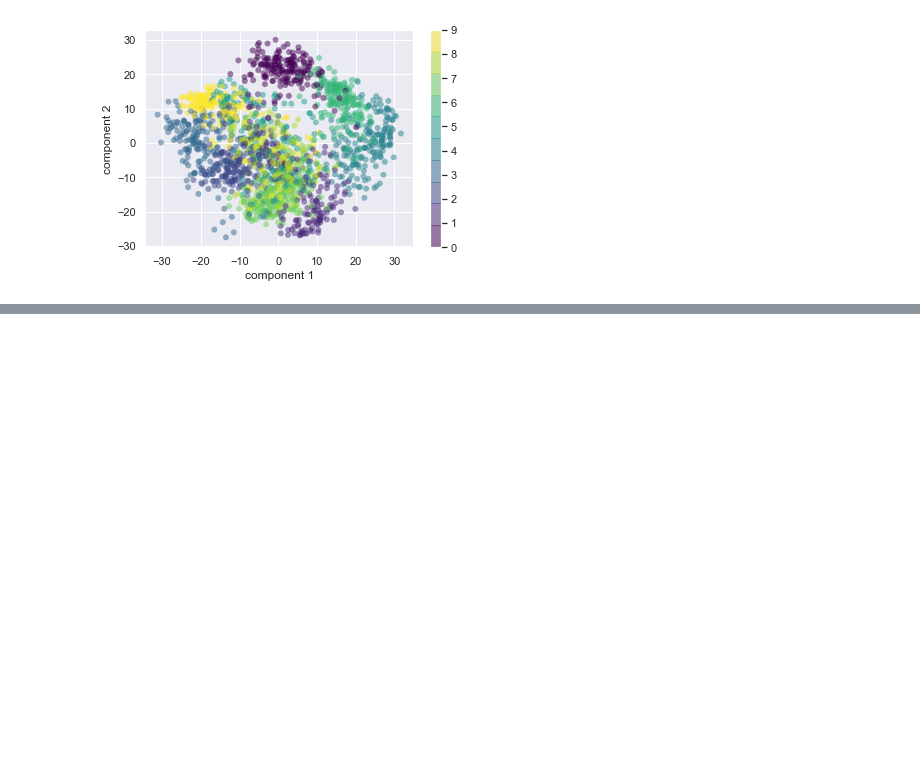
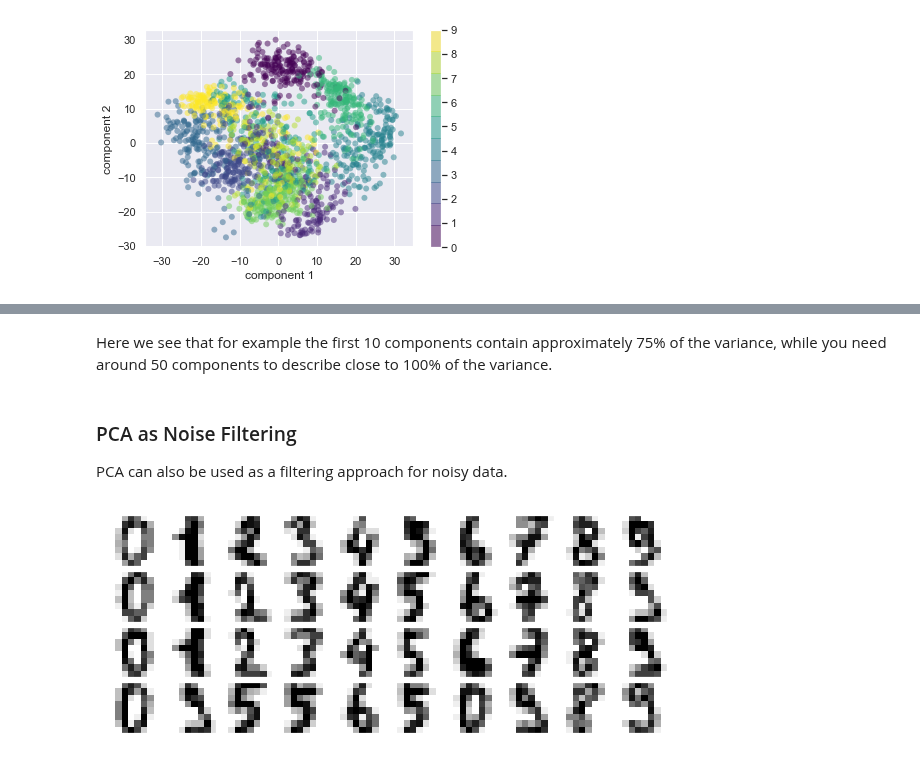
Before and after one commit to GiuseppeBaldini/Python-DS-Handbook, a Jupyter notebook: 5.Machine_Learning/05.09 - Principal Component Analysis.ipynb, the cells around one changed output, grey strips where cells are left out. Saved outputs shown, nothing was run; the diff lists cells and outputs as text; code cells hidden in the pictures; blank space fills up the shorter version.

```diff
--- a/5.Machine_Learning/05.09 - Principal Component Analysis.ipynb
+++ b/5.Machine_Learning/05.09 - Principal Component Analysis.ipynb
@@ -109,0 +139,19 @@ plt.colorbar();
+# %% [markdown]
+Here we see that for example the first 10 components contain approximately 75% of the variance, while you need around 50 components to describe close to 100% of the variance.
+# %% [markdown]
+### PCA as Noise Filtering
+
+PCA can also be used as a filtering approach for noisy data.
+# %%
+# noise-free data
+def plot_digits(data):
+    fig, axes = plt.subplots(4, 10, figsize=(10, 4),
+                             subplot_kw={'xticks':[], 'yticks':[]},
+                             gridspec_kw=dict(hspace=0.1, wspace=0.1))
+    for i, ax in enumerate(axes.flat):
+        ax.imshow(data[i].reshape(8, 8),
+                  cmap='binary', interpolation='nearest',
+                  clim=(0, 16))
+plot_digits(digits.data)
+# %% [output]
+[figure, added]
```
Also changed, not shown: parts of 20 cells of this notebook.
